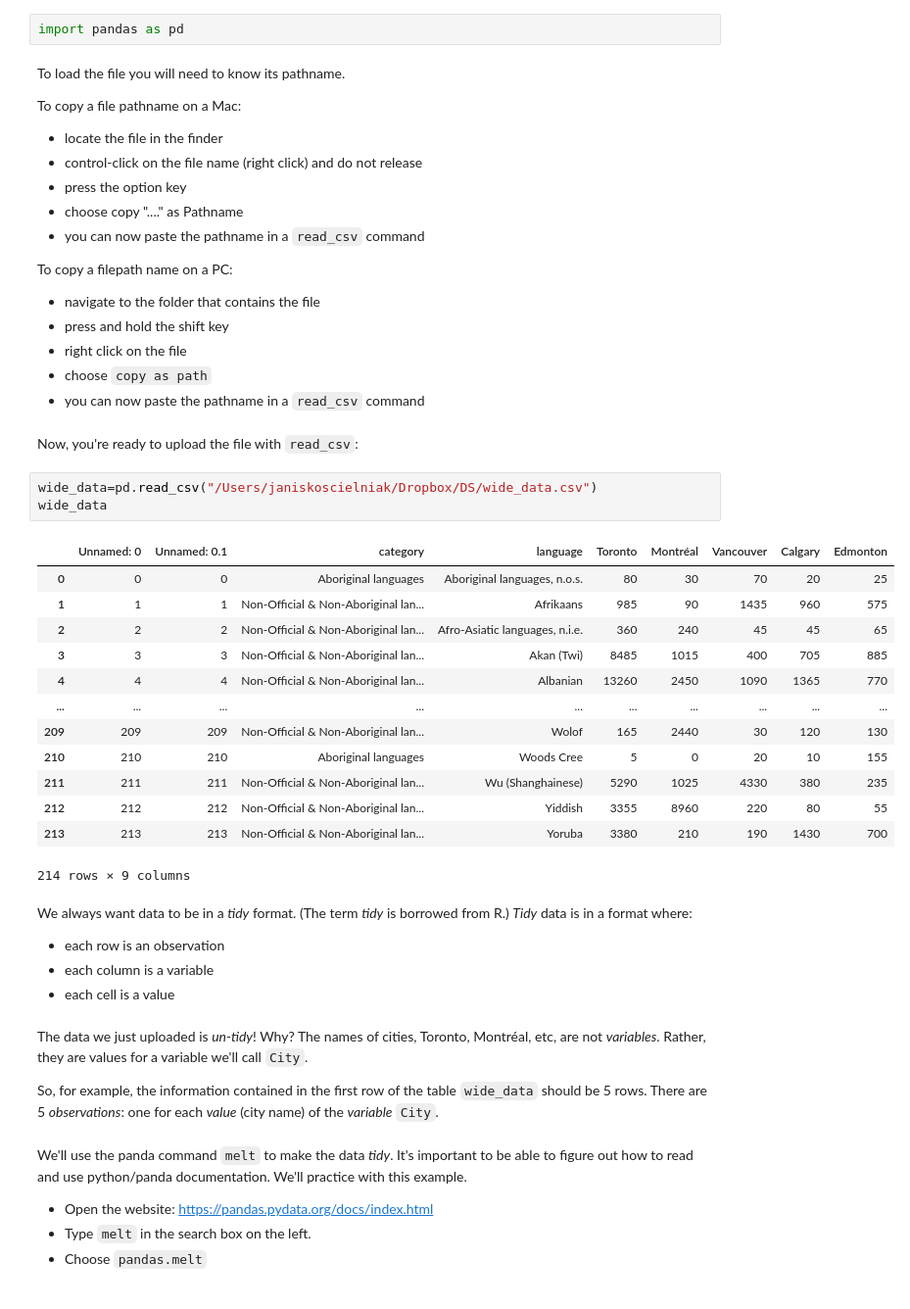
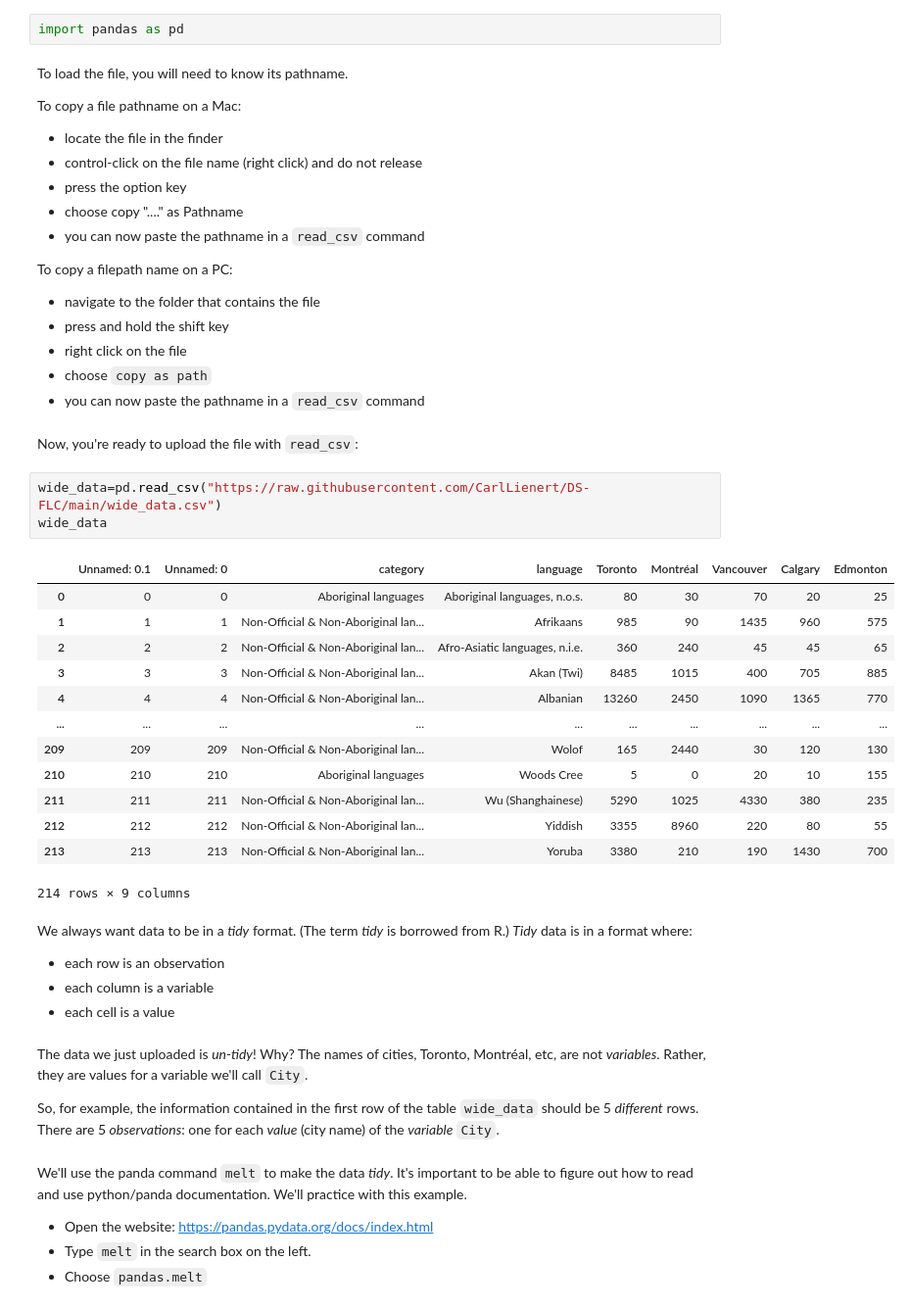
Before and after one commit to CarlLienert/DS-FLC, a Jupyter notebook: Tidy Data.ipynb, the cells around one changed output. Shown at 98% size. Drawn from its saved outputs; the diff is of its cells as text.

Commit message:
new version of tidy data

```diff
--- a/Tidy Data.ipynb
+++ b/Tidy Data.ipynb
@@ -19,7 +57,7 @@ Load pandas:
 # %%
 import pandas as pd
 # %% [markdown]
-To load the file you will need to know its pathname.
+To load the file, you will need to know its pathname.
 
 To copy a file pathname on a Mac:
 
@@ -39,10 +77,10 @@ To copy a filepath name on a PC:
 # %% [markdown]
 Now, you're ready to upload the file with `read_csv`:
 # %%
-wide_data=pd.read_csv("/Users/janiskoscielniak/Dropbox/DS/wide_data.csv")
+wide_data=pd.read_csv("https://raw.githubusercontent.com/CarlLienert/DS-FLC/main/wide_data.csv")
 wide_data
 # %% [output]
-|  | Unnamed: 0 | Unnamed: 0.1 | category | language | Toronto | Montréal | Vancouver | Calgary | Edmonton |
+|  | Unnamed: 0.1 | Unnamed: 0 | category | language | Toronto | Montréal | Vancouver | Calgary | Edmonton |
 | 0 | 0 | 0 | Aboriginal languages | Aboriginal languages, n.o.s. | 80 | 30 | 70 | 20 | 25 |
 | 1 | 1 | 1 | Non-Official & Non-Aboriginal lan... | Afrikaans | 985 | 90 | 1435 | 960 | 575 |
 | 2 | 2 | 2 | Non-Official & Non-Aboriginal lan... | Afro-Asiatic languages, n.i.e. | 360 | 240 | 45 | 45 | 65 |
@@ -64,7 +102,7 @@ We always want data to be in a *tidy* format.  (The term *tidy* is borrowed from
 # %% [markdown]
 The data we just uploaded is *un-tidy*!  Why?  The names of cities, Toronto, Montréal, etc, are not *variables*. Rather, they are values for a variable we'll call `City`.
 
-So, for example, the information contained in the first row of the table `wide_data` should be 5 rows. There are 5 *observations*: one for each *value* (city name) of the *variable* `City`.
+So, for example, the information contained in the first row of the table `wide_data` should be 5 *different* rows. There are 5 *observations*: one for each *value* (city name) of the *variable* `City`.
 # %% [markdown]
 We'll use the panda command `melt` to make the data *tidy*.  It's important to be able to figure out how to read and use python/panda documentation.  We'll practice with this example.
 * Open the website: https://pandas.pydata.org/docs/index.html
```
Also changed, not shown: parts of 49 cells of this notebook.
